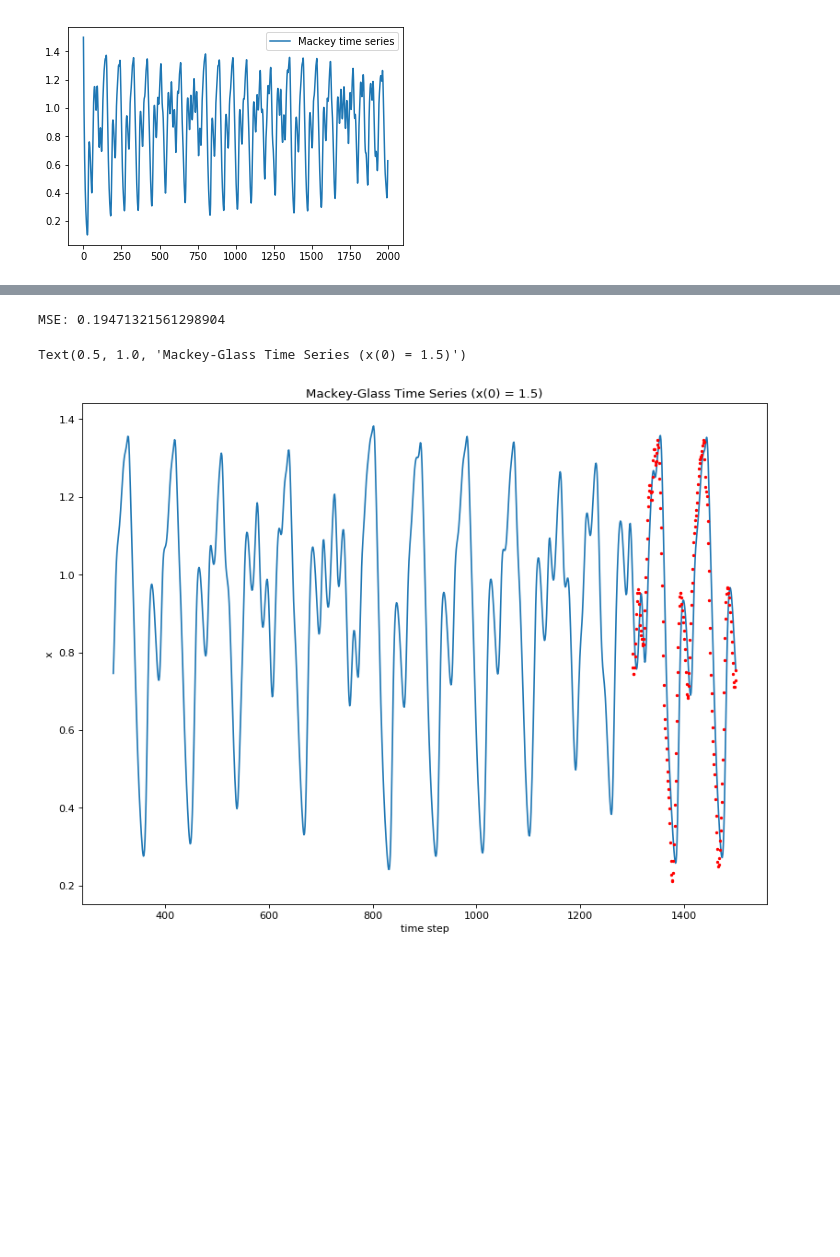
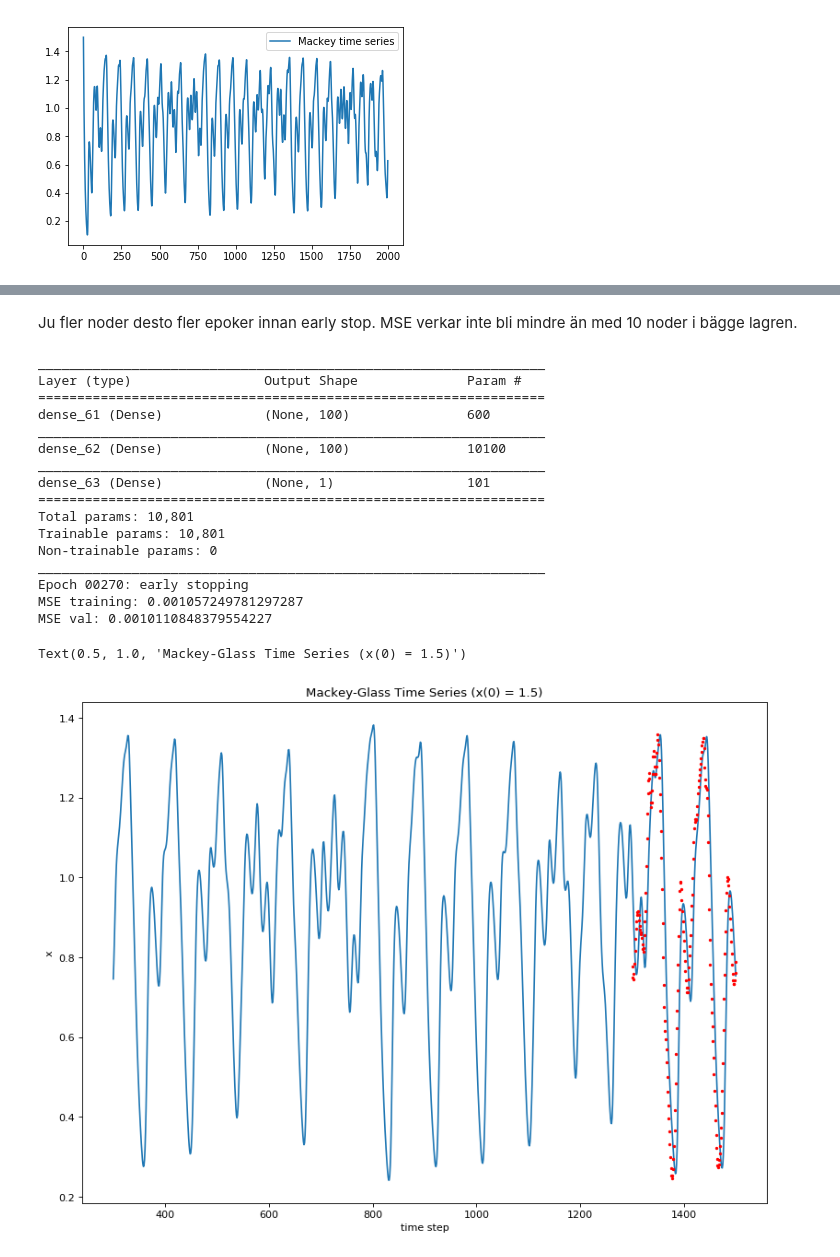
Before and after one commit to smallgreycreatures/DD2437, a Jupyter notebook: lab1/ANNDA_LAB1_4.3.1.ipynb, the cells around one changed output, grey strips where cells are left out. Cells and saved outputs as stored; diff of their text form; code cells hidden in the pictures; blank space fills up the shorter version.

```diff
--- a/lab1/ANNDA_LAB1_4.3.1.ipynb
+++ b/lab1/ANNDA_LAB1_4.3.1.ipynb
@@ -57,11 +58,12 @@ def init_network(num_nodes, lambd):
     model.add(Dense(num_nodes[0], input_dim=5, kernel_initializer='normal', activation='relu',use_bias=True, activity_regularizer=regularizers.l2(lambd)))
     for i in range(1, num_layers):
         model.add(Dense(num_nodes[i], kernel_initializer='normal', activation='relu', use_bias=True, activity_regularizer=regularizers.l2(lambd)))
-
+    model.add(Dense(1, kernel_initializer='normal', activation='relu', use_bias=True, activity_regularizer=regularizers.l2(lambd)))
+    #not sparse data so we use L2 reg
     model.summary()
     sgd = keras.optimizers.SGD(lr=0.01, decay=1e-6, momentum=0.9, nesterov=True)
-    model.compile(optimizer=sgd, loss='mse')
-    es = keras.callbacks.EarlyStopping(monitor='val_loss', mode='min', verbose=1, min_delta=0.00001, patience=100)
+    model.compile(optimizer=sgd, loss='mse',metrics=['MSE'])
+    es = keras.callbacks.EarlyStopping(monitor='val_loss', mode='min', verbose=1, min_delta=0.001, patience=100)
     return model, es
 # %%
 x = mackey_glass_generator()
@@ -99,19 +167,36 @@ Epoch 01564: early stopping
+# %% [markdown]
+Ju fler noder desto fler epoker innan early stop. MSE verkar inte bli mindre än med 10 noder i bägge lagren.
 # %%
-def error_mse(T, Y):
-    #return np.sum((T - Y) ** 2) / 2
-    return np.mean(((Y-T)**2))
+model, early_stopping = init_network([100, 100],0)
+
+history = model.fit(train_set, train_labels, epochs=10000, batch_size=50, validation_split=0.2,  callbacks=[early_stopping], verbose=0)
+
 predictions = model.predict(test_set, verbose=0)
-print("MSE:",error_mse(test_labels,predictions))
-
-
+print("MSE training:",history.history['mean_squared_error'][-1])
+print("MSE val:",history.history['val_mean_squared_error'][-1])
 figure(num=None, figsize=(12, 9), dpi=80, facecolor='w', edgecolor='k')
 t = np.arange(301,len(x)-500)
 plt.plot(t,x[301:len(x)-500])
 plt.plot(range(1300,1500),predictions,'ro',markersize=2)
 plt.xlabel("time step")
 plt.ylabel("x")
 plt.title("Mackey-Glass Time Series (x(0) = 1.5)")
 # %% [output]
-MSE: 0.19471321561298904
+_________________________________________________________________
+Layer (type)                 Output Shape              Param #
+=================================================================
+dense_61 (Dense)             (None, 100)               600
+_________________________________________________________________
+dense_62 (Dense)             (None, 100)               10100
+_________________________________________________________________
+dense_63 (Dense)             (None, 1)                 101
+=================================================================
+Total params: 10,801
+Trainable params: 10,801
+Non-trainable params: 0
+_________________________________________________________________
+Epoch 00270: early stopping
+MSE training: 0.001057249781297287
+MSE val: 0.0010110848379554227
 Text(0.5, 1.0, 'Mackey-Glass Time Series (x(0) = 1.5)')
-[figure, old version]
+[figure, new version]
```
Also changed, not shown: parts of 5 cells of this notebook, 6 other files.
